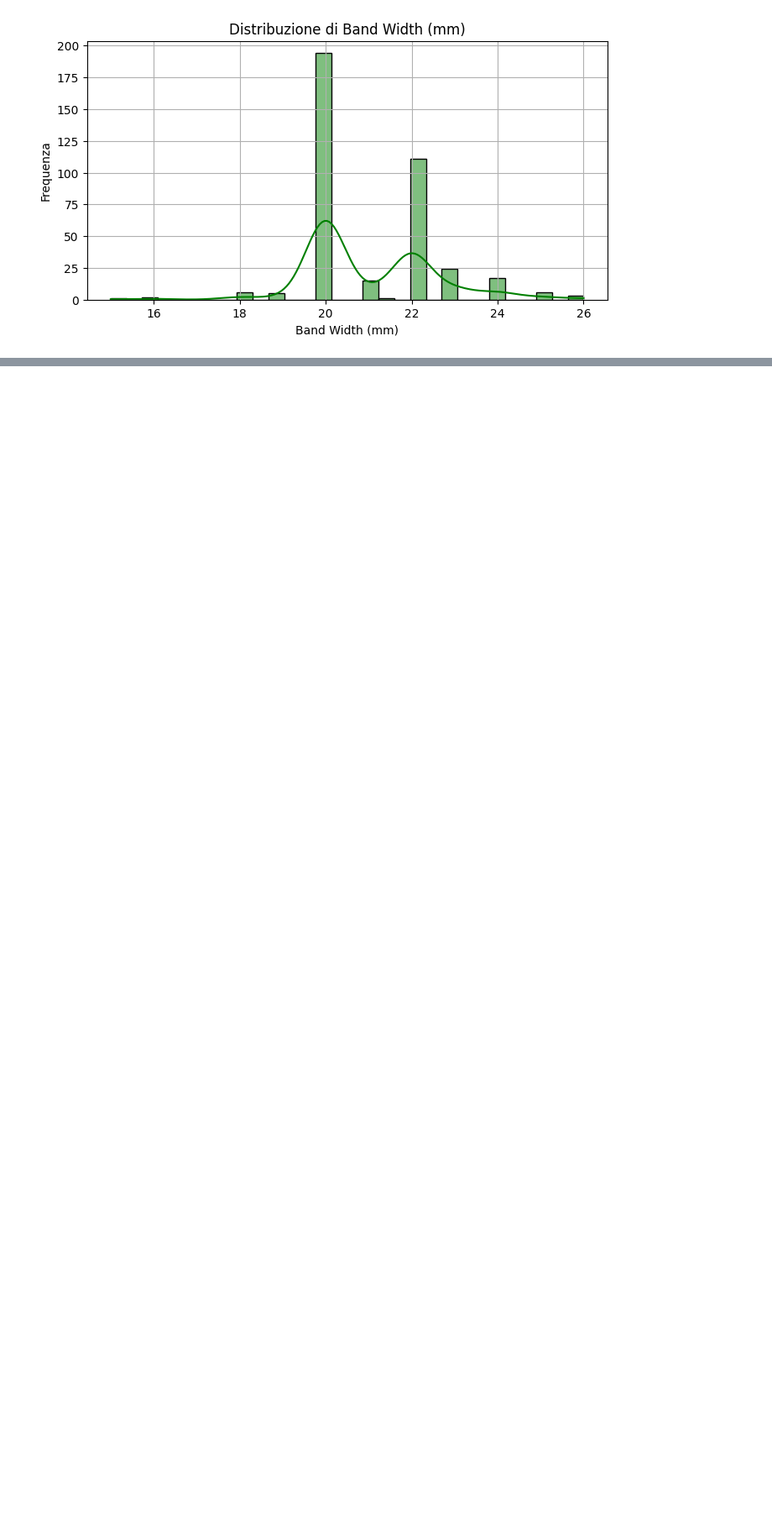
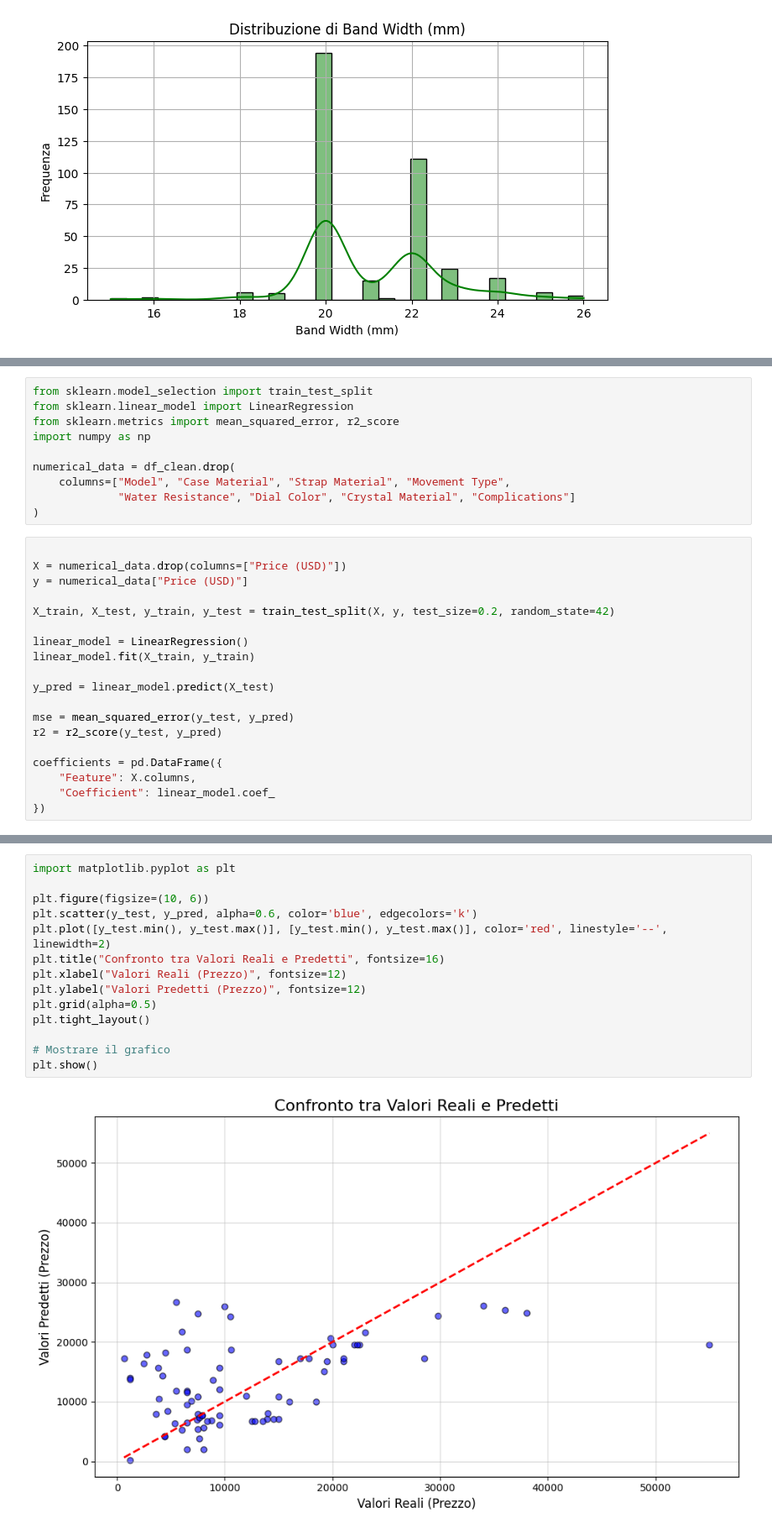
Before and after one commit to 2024sz/esame_fistic24, a Jupyter notebook: luxury-watches-price.ipynb, the cells around one changed output, grey strips where cells are left out. Shown at 84% size. Drawn from its saved outputs; the diff is of its cells as text; blank space fills up the shorter version.

```diff
--- a/luxury-watches-price.ipynb
+++ b/luxury-watches-price.ipynb
@@ -140,0 +300,29 @@ Passing `palette` without assigning `hue` is deprecated and will be removed in v
+# %%
+from sklearn.model_selection import train_test_split
+from sklearn.linear_model import LinearRegression
+from sklearn.metrics import mean_squared_error, r2_score
+import numpy as np
+
+numerical_data = df_clean.drop(
+    columns=["Model", "Case Material", "Strap Material", "Movement Type",
+             "Water Resistance", "Dial Color", "Crystal Material", "Complications"]
+)
+# %%
+
+X = numerical_data.drop(columns=["Price (USD)"])
+y = numerical_data["Price (USD)"]
+
+X_train, X_test, y_train, y_test = train_test_split(X, y, test_size=0.2, random_state=42)
+
+linear_model = LinearRegression()
+linear_model.fit(X_train, y_train)
+
+y_pred = linear_model.predict(X_test)
+
+mse = mean_squared_error(y_test, y_pred)
+r2 = r2_score(y_test, y_pred)
+
+coefficients = pd.DataFrame({
+    "Feature": X.columns,
+    "Coefficient": linear_model.coef_
+})
@@ -140,0 +341,16 @@ Passing `palette` without assigning `hue` is deprecated and will be removed in v
+# %%
+import matplotlib.pyplot as plt
+
+plt.figure(figsize=(10, 6))
+plt.scatter(y_test, y_pred, alpha=0.6, color='blue', edgecolors='k')
+plt.plot([y_test.min(), y_test.max()], [y_test.min(), y_test.max()], color='red', linestyle='--', linewidth=2)
+plt.title("Confronto tra Valori Reali e Predetti", fontsize=16)
+plt.xlabel("Valori Reali (Prezzo)", fontsize=12)
+plt.ylabel("Valori Predetti (Prezzo)", fontsize=12)
+plt.grid(alpha=0.5)
+plt.tight_layout()
+
+# Mostrare il grafico
+plt.show()
+# %% [output]
+[figure, added]
```
Also changed, not shown: parts of 20 cells of this notebook.
